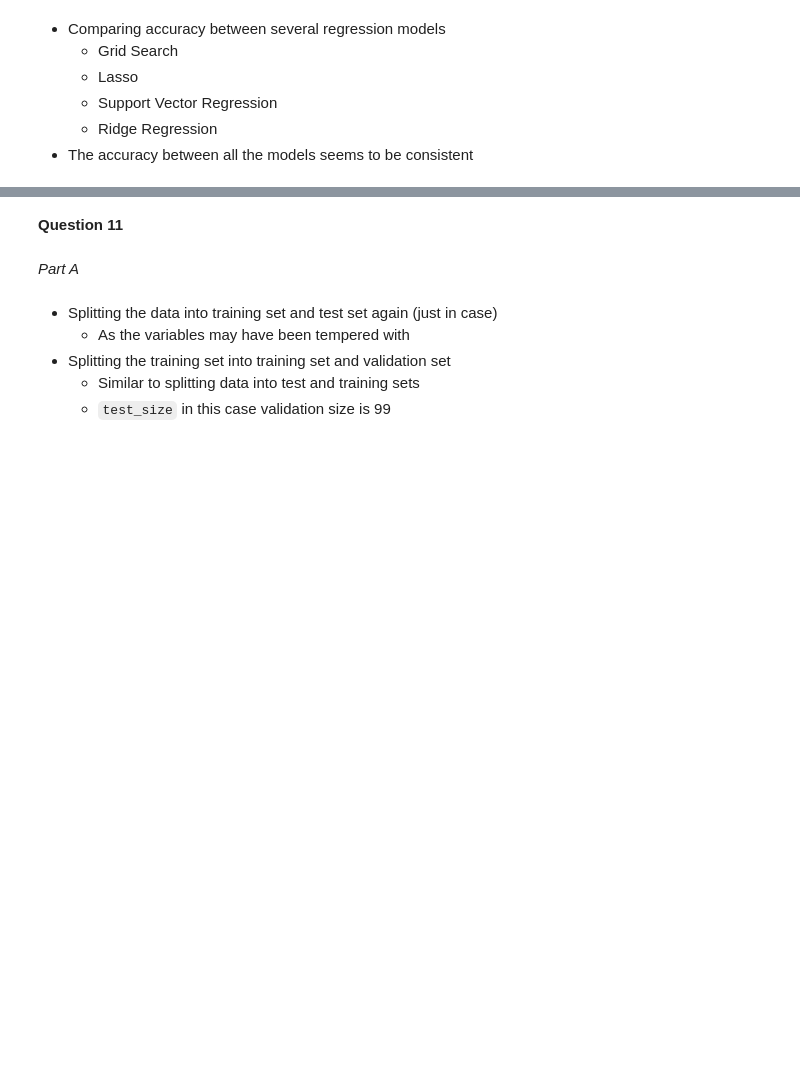
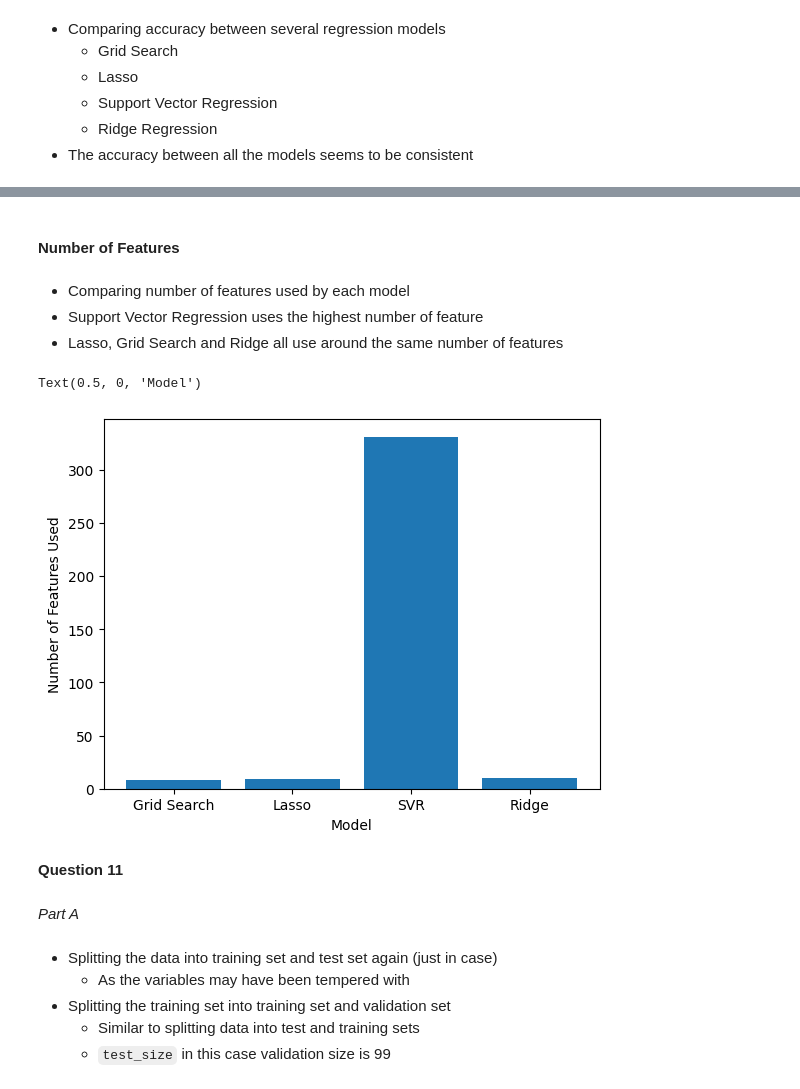
Before and after one commit to mbeps/Machine-Learning-Assignment-2, a Jupyter notebook: Assignment_2.ipynb, the cells around one changed output, grey strips where cells are left out. Drawn from its saved outputs; the diff is of its cells as text; code cells hidden in the pictures; blank space fills up the shorter version.

```diff
--- a/Assignment_2.ipynb
+++ b/Assignment_2.ipynb
@@ -368,3 +352,16 @@ Text(0, 0.5, 'Accuracy')
+# %% [markdown]
+#### Number of Features
+# %% [markdown]
+- Comparing number of features used by each model
+- Support Vector Regression uses the highest number of feature
+- Lasso, Grid Search and Ridge all use around the same number of features
+# %%
+plt.bar(['Grid Search', 'Lasso', 'SVR', 'Ridge'], [np.sum(grid.best_estimator_.coef_ != 0), np.sum(lasso.coef_ != 0), svr.support_vectors_.shape[0], np.sum(ridge.coef_ != 0)])
+plt.ylabel('Number of Features Used')
+plt.xlabel('Model')
+# %% [output]
+Text(0.5, 0, 'Model')
+[figure, added]
 # %% [markdown]
 **Question 11**
 # %% [markdown]
```
Also changed, not shown: parts of 6 cells of this notebook.
